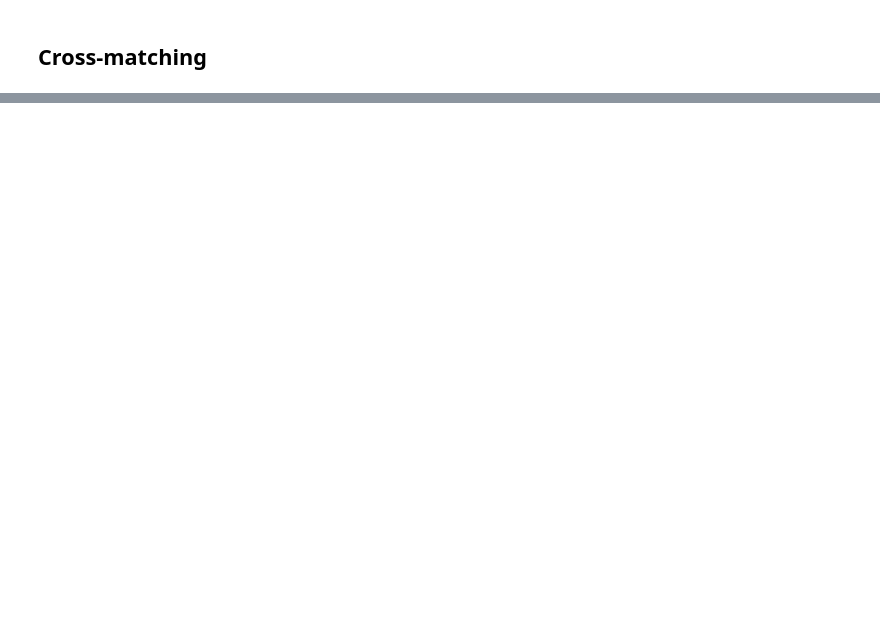
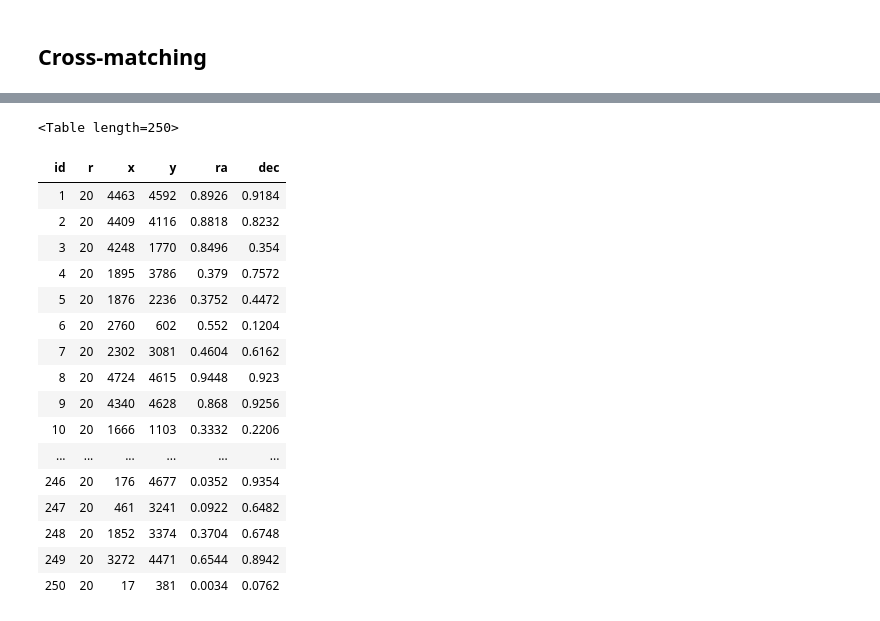
Before and after one commit to chbrandt/pynotes, a Jupyter notebook: xmatch/xNN_mock_sources_v3-namespace_funcs.ipynb, the cells around one changed output, grey strips where cells are left out. Saved outputs shown, nothing was run; the diff lists cells and outputs as text; code cells hidden in the pictures; blank space fills up the shorter version.

```diff
--- a/xmatch/xNN_mock_sources_v3-namespace_funcs.ipynb
+++ b/xmatch/xNN_mock_sources_v3-namespace_funcs.ipynb
@@ -784,0 +758,18 @@ tab.show_in_notebook()
+# %%
+# Generate catalog A
+A_image_catalog = Mock.generate_catalog_2D(nsrc1,rerr1, (sy,sx))
+ra = Coordinates.pixel_to_sky(A_image_catalog.x, 0, 1.0/sx)
+dec = Coordinates.pixel_to_sky(A_image_catalog.y, 0, 1.0/sy)
+A = A_image_catalog.copy()
+A.loc[:,'ra'] = ra
+A.loc[:,'dec'] = dec
+A.rename(columns={'ID':'id'}, inplace=True)
+
+# Generate catalog B
+B_image_catalog = Mock.generate_catalog_2D_around(A_image_catalog, 0.75, (sy,sx))
+ra = Coordinates.pixel_to_sky(B_image_catalog.x, 0, 1.0/sx)
+dec = Coordinates.pixel_to_sky(B_image_catalog.y, 0, 1.0/sy)
+B = B_image_catalog.copy()
+B.loc[:,'ra'] = ra
+B.loc[:,'dec'] = dec
+B.rename(columns={'ID':'id'}, inplace=True)
@@ -784,0 +880,21 @@ tab.show_in_notebook()
+# %%
+table_2_dataframe(A).show_in_notebook()
+# %% [output]
+<Table length=250>
+| id | r | x | y | ra | dec |
+| 1 | 20 | 4463 | 4592 | 0.8926 | 0.9184 |
+| 2 | 20 | 4409 | 4116 | 0.8818 | 0.8232 |
+| 3 | 20 | 4248 | 1770 | 0.8496 | 0.354 |
+| 4 | 20 | 1895 | 3786 | 0.379 | 0.7572 |
+| 5 | 20 | 1876 | 2236 | 0.3752 | 0.4472 |
+| 6 | 20 | 2760 | 602 | 0.552 | 0.1204 |
+| 7 | 20 | 2302 | 3081 | 0.4604 | 0.6162 |
+| 8 | 20 | 4724 | 4615 | 0.9448 | 0.923 |
+| 9 | 20 | 4340 | 4628 | 0.868 | 0.9256 |
+| 10 | 20 | 1666 | 1103 | 0.3332 | 0.2206 |
+| ... | ... | ... | ... | ... | ... |
+| 246 | 20 | 176 | 4677 | 0.0352 | 0.9354 |
+| 247 | 20 | 461 | 3241 | 0.0922 | 0.6482 |
+| 248 | 20 | 1852 | 3374 | 0.3704 | 0.6748 |
+| 249 | 20 | 3272 | 4471 | 0.6544 | 0.8942 |
+| 250 | 20 | 17 | 381 | 0.0034 | 0.0762 |
```
Also changed, not shown: parts of 31 cells of this notebook.
